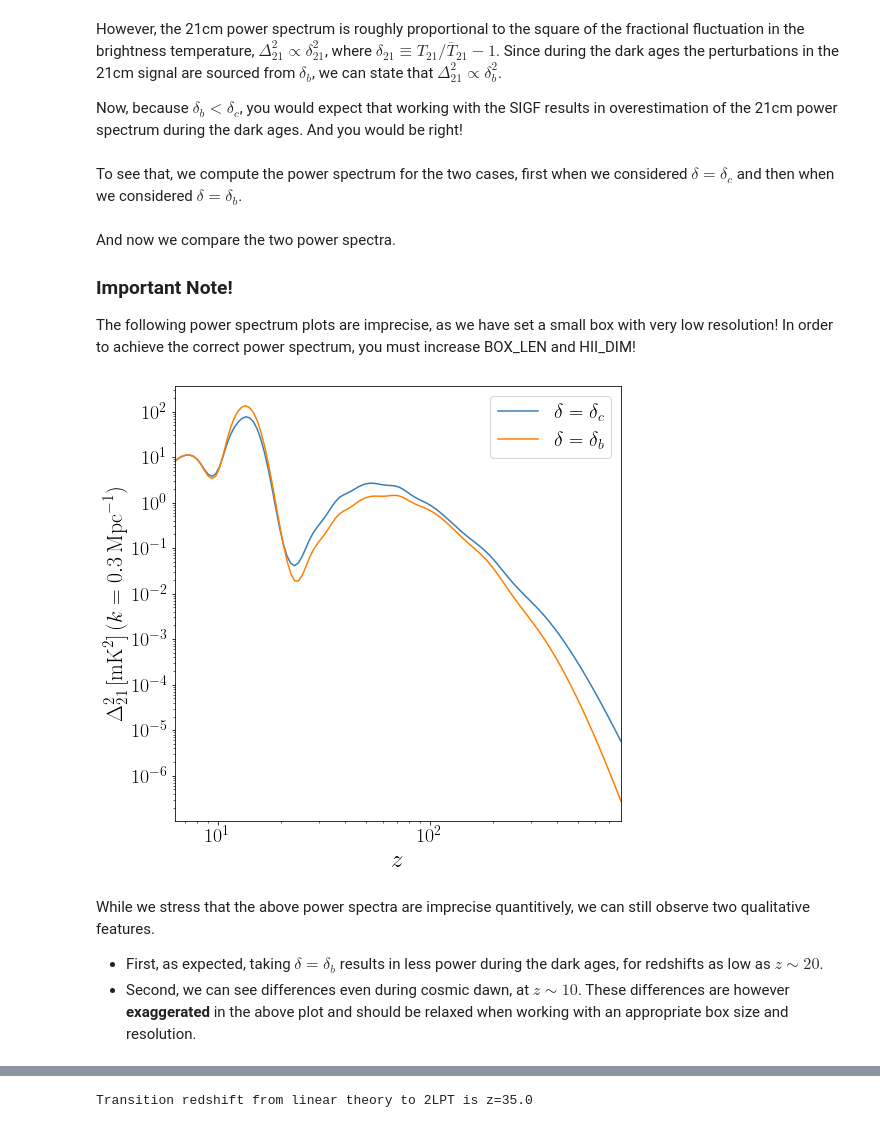
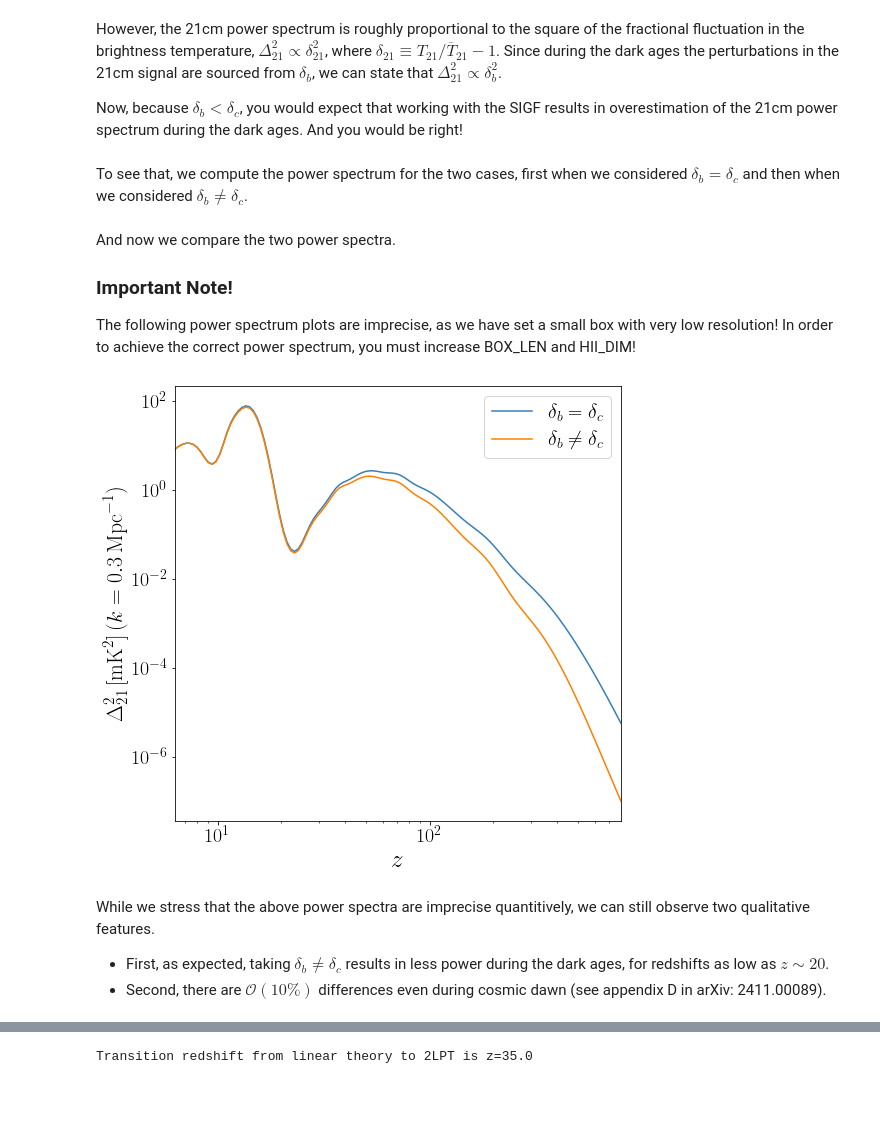
Before and after one commit to jordanflitter/21cmFirstCLASS, a Jupyter notebook: Tutorial (Jupyter notebooks)/notebook_2.ipynb, the cells around one changed output, grey strips where cells are left out. Saved outputs shown, nothing was run; the diff lists cells and outputs as text; code cells hidden in the pictures; blank space fills up the shorter version.

Commit message:
Add files via upload
Updated notebooks after the inclusion of EVOLVE_MATTER and LINEAR_DELTA_IN_EPS flags.

```diff
--- a/Tutorial (Jupyter notebooks)/notebook_2.ipynb
+++ b/Tutorial (Jupyter notebooks)/notebook_2.ipynb
@@ -163,0 +177,13 @@ In contrast, during cosmic dawn the amount of redshift iterations is the same bo
+# %%
+user_params['LINEAR_DELTA_IN_EPS'] = False
+
+lightcone_NL_in_EPS = p21c.run_lightcone(redshift = 6., # minimum redshift at which the simulation will stop
+                                         random_seed = 1, # numerical seed -- if None, each run will produce different initial conditions, with the same cosmological power spectrum but different spatial realization. You need to specify the random seed to coherently compare two different runs, due to cosmic variance.
+                                         regenerate = True, # create new data even if cached are found
+                                         write = False, # whether or no to save cached files
+                                         user_params = user_params,
+                                         astro_params = astro_params,
+                                         flag_options = flag_options,
+                                         cosmo_params = cosmo_params,
+                                         global_quantities = global_quantities,
+                                         lightcone_quantities = lightcone_quantities) ;
@@ -227,0 +307,14 @@ Unlike the SIGF, the SDGF, not only it is scale dependent, but it also has not t
+# %%
+user_params['EVOLVE_MATTER'] = False
+
+lightcone_matter_is_CDM = p21c.run_lightcone(redshift = 6., # minimum redshift at which the simulation will stop
+                                             random_seed = 1, # numerical seed -- if None, each run will produce different initial conditions, with the same cosmological power spectrum but different spatial realization. You need to specify the random seed to coherently compare two different runs, due to cosmic variance.
+                                             regenerate = True, # create new data even if cached are found
+                                             write = False, # whether or no to save cached files
+                                             user_params = user_params,
+                                             astro_params = astro_params,
+                                             flag_options = flag_options,
+                                             cosmo_params = cosmo_params,
+                                             global_quantities = global_quantities,
+                                             lightcone_quantities = lightcone_quantities,
+                                             get_c_T = True, k_values = [0.01,0.5]) ; # We will explain shortly what these arguments do
@@ -265,23 +363,23 @@ However, the 21cm power spectrum is roughly proportional to the square of the fr
 
 Now, because $\delta_b<\delta_c$, you would expect that working with the SIGF results in overestimation of the 21cm power spectrum during the dark ages. And you would be right!
 # %% [markdown]
-To see that, we compute the power spectrum for the two cases, first when we considered $\delta=\delta_c$ and then when we considered $\delta=\delta_b$.
+To see that, we compute the power spectrum for the two cases, first when we considered $\delta_b=\delta_c$ and then when we considered $\delta_b\neq\delta_c$.
 # %%
 power_spectrum_CDM = ps.lightcone_power_spectrum(lightcone_SIGF)
-power_spectrum_baryons = ps.lightcone_power_spectrum(lightcone_FirstCLASS)
+power_spectrum_baryons = ps.lightcone_power_spectrum(lightcone_matter_is_CDM)
 # %% [markdown]
 And now we compare the two power spectra.
 ### Important Note!
 The following power spectrum plots are imprecise, as we have set a small box with very low resolution!
 In order to achieve the correct power spectrum, you must increase BOX_LEN and HII_DIM!
 # %%
-fig, ax = plotting.plot_1d_power_spectrum(power_spectrum_CDM,k=0.3,smooth=True,label=r'$\delta=\delta_c$')
-fig, ax = plotting.plot_1d_power_spectrum(power_spectrum_baryons,k=0.3,smooth=True,ax=ax,label=r'$\delta=\delta_b$');
+fig, ax = plotting.plot_1d_power_spectrum(power_spectrum_CDM,k=0.3,smooth=True,label=r'$\delta_b=\delta_c$')
+fig, ax = plotting.plot_1d_power_spectrum(power_spectrum_baryons,k=0.3,smooth=True,ax=ax,label=r'$\delta_b\neq\delta_c$');
 # %% [output]
-[figure, old version]
+[figure, new version]
 # %% [markdown]
 While we stress that the above power spectra are imprecise quantitively, we can still observe two qualitative features.
-- First, as expected, taking $\delta=\delta_b$ results in less power during the dark ages, for redshifts as low as $z\sim20$.
-- Second, we can see differences even during cosmic dawn, at $z\sim10$. These differences are however <b>exaggerated</b> in the above plot and should be relaxed when working with an appropriate box size and resolution.
+- First, as expected, taking $\delta_b\neq\delta_c$ results in less power during the dark ages, for redshifts as low as $z\sim20$.
+- Second, there are $\mathcal O\left(10\%\right)$ differences even during cosmic dawn (see appendix D in arXiv: 2411.00089).
 # %% [markdown]
 ### Early temperature fluctuations
```
Also changed, not shown: parts of 40 cells of this notebook, 3 other files.
